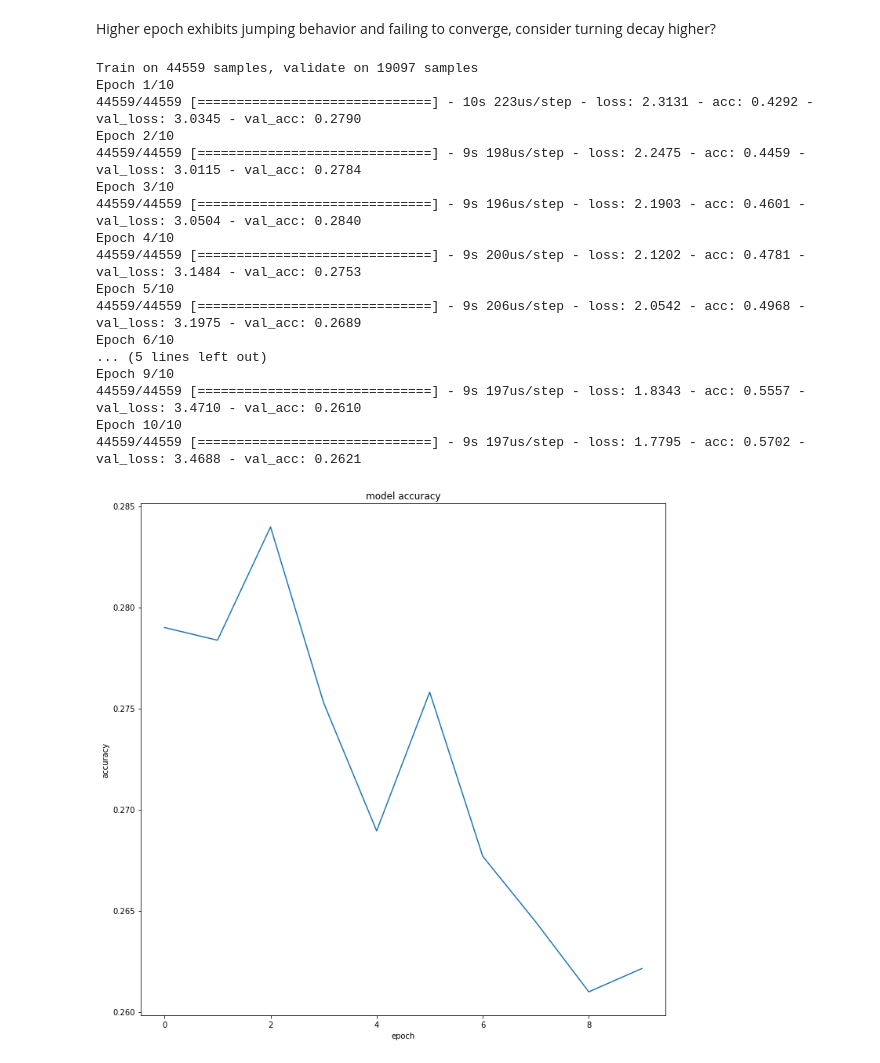
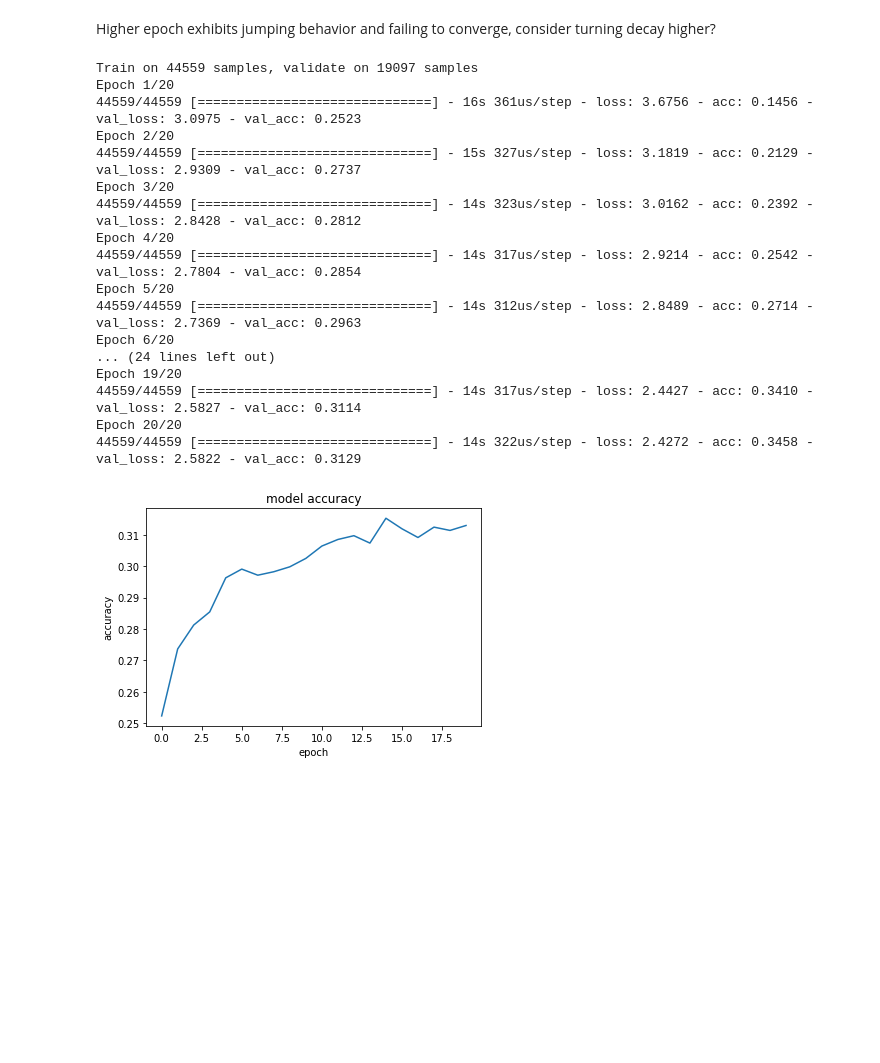
Before and after one commit to rocky1638/music-genre-analysis, a Jupyter notebook: training.ipynb, the cells around one changed output. Saved outputs shown, nothing was run; the diff lists cells and outputs as text; code cells hidden in the pictures; blank space fills up the shorter version.

```diff
--- a/training.ipynb
+++ b/training.ipynb
@@ -23,6 +22,9 @@ y_single_total = pd.read_csv('y_genres_onehot_single.csv').drop('Unnamed: 0', ax
 
 # import non-one-hotted y values
 y_cold_single_total = pd.read_csv('y_genres_single.csv')
+
+#import multiple genres y values
+y_cold_multiple_total = pd.read_csv('y_genres_multiple_cold.csv')
 # %%
 X_train, X_test, y_train, y_test = train_test_split(
     X_total, y_single_total, test_size=0.3, shuffle=False, stratify = None
@@ -32,18 +34,23 @@ X_train, X_test, y_train, y_test = train_test_split(
 y_cold_train = y_cold_single_total.head(44559)
 y_cold_test = y_cold_single_total.tail(y_cold_single_total.shape[0] - 44559)
 
+#also split y cold multiple 70/30
+y_cold_train_multiple = y_cold_multiple_total.head(44559)
+y_cold_test_multiple = y_cold_multiple_total.tail(y_cold_single_total.shape[0] - 44559)
+
 # then do this for
 # *_train together
 # *_test together
-def unison_shuffled_copies(a, b, c):
+def unison_shuffled_copies(a, b, c, d):
     assert len(a) == b.shape[0]
     assert a.shape[0] == c.shape[0]
+    assert a.shape[0] == d.shape[0]
 
     p = np.random.permutation(len(a))
-    return a.iloc[p, :], b.iloc[p, :], c.iloc[p, :]
+    return a.iloc[p, :], b.iloc[p, :], c.iloc[p, :], d.iloc[p, :]
 
 #new variables with shuffled
-X_train_shuf, y_train_shuf, y_cold_train_shuf = unison_shuffled_copies(X_train, y_train, y_cold_train)
+X_train_shuf, y_train_shuf, y_cold_train_shuf, y_cold_train_multiple_shuf = unison_shuffled_copies(X_train, y_train, y_cold_train, y_cold_train_multiple)
 
 #also do this for test set
 # %%
@@ -54,9 +61,9 @@ X_test_scaled = scaler.transform(X_test)
 # %%
 # del X_train, X_test
 # %%
-# def create_model(neuron_1, neuron_2):
+#def create_model(loss):
 model = keras.models.Sequential()
-sgd_optimizer = keras.optimizers.SGD(lr=0.01, decay=1e-7, momentum=0.9)
+sgd_optimizer = keras.optimizers.SGD(lr=0.001, decay=1e-7, momentum=0.9)
 
 # INPUT LAYER
 model.add(
@@ -88,10 +95,11 @@ model.add(
         kernel_initializer='glorot_uniform',
         bias_initializer=keras.initializers.RandomNormal(mean=0.0, stddev=0.05, seed=None),
         activation='relu',
-        kernel_regularizer=regularizers.l2(0.0001),
-        activity_regularizer=regularizers.l1(0.0001),
+        #kernel_regularizer=regularizers.l2(0.0002),
+        #activity_regularizer=regularizers.l1(0.0002),
     )
 )
+model.add(keras.layers.Dropout(0.55))
 
 # HIDDEN LAYER 3
 model.add(
@@ -101,10 +109,11 @@ model.add(
         kernel_initializer='glorot_uniform',
         bias_initializer=keras.initializers.RandomNormal(mean=0.0, stddev=0.05, seed=None),
         activation='relu',
-        kernel_regularizer=regularizers.l2(0.0001),
-        activity_regularizer=regularizers.l1(0.0001),
+        #kernel_regularizer=regularizers.l2(0.0002),
+        #activity_regularizer=regularizers.l1(0.0002),
     )
 )
+model.add(keras.layers.Dropout(0.55))
 
 # OUTPUT LAYER
 model.add(
@@ -119,11 +128,11 @@ model.add(
 
 model.compile(
     optimizer=sgd_optimizer,
-    loss='categorical_crossentropy',
+    loss='kullback_leibler_divergence',
     metrics=['accuracy'],
 )
 
-#     return model
+    #return model
 # %% [markdown]
 ## Best Things So Far
 * Batch Size: **60** _(maybe 64 to optimize because of powers of 2)_
@@ -214,37 +294,37 @@ Higher epoch exhibits jumping behavior and failing to converge, consider turning
 # %%
 history = model.fit(
 X_train_scaled, y_train_shuf,
-batch_size=64, epochs=10,
+batch_size=64, epochs=20,
 verbose=1,
 validation_data=(X_test_scaled, y_test),
 )
 
 plt.plot(history.history['val_acc'])
 
 plt.title('model accuracy')
 plt.ylabel('accuracy')
 plt.xlabel('epoch')
 # plt.legend(['gn', 'gu', 'ln', 'lu', 'hn', 'hu'], loc='upper left')
 plt.show()
 # %% [output]
 Train on 44559 samples, validate on 19097 samples
-Epoch 1/10
-44559/44559 [==============================] - 10s 223us/step - loss: 2.3131 - acc: 0.4292 - val_loss: 3.0345 - val_acc: 0.2790
-Epoch 2/10
-44559/44559 [==============================] - 9s 198us/step - loss: 2.2475 - acc: 0.4459 - val_loss: 3.0115 - val_acc: 0.2784
-Epoch 3/10
-44559/44559 [==============================] - 9s 196us/step - loss: 2.1903 - acc: 0.4601 - val_loss: 3.0504 - val_acc: 0.2840
-Epoch 4/10
-44559/44559 [==============================] - 9s 200us/step - loss: 2.1202 - acc: 0.4781 - val_loss: 3.1484 - val_acc: 0.2753
-Epoch 5/10
-44559/44559 [==============================] - 9s 206us/step - loss: 2.0542 - acc: 0.4968 - val_loss: 3.1975 - val_acc: 0.2689
-Epoch 6/10
-... (5 lines left out)
-Epoch 9/10
-44559/44559 [==============================] - 9s 197us/step - loss: 1.8343 - acc: 0.5557 - val_loss: 3.4710 - val_acc: 0.2610
-Epoch 10/10
-44559/44559 [==============================] - 9s 197us/step - loss: 1.7795 - acc: 0.5702 - val_loss: 3.4688 - val_acc: 0.2621
+Epoch 1/20
+44559/44559 [==============================] - 16s 361us/step - loss: 3.6756 - acc: 0.1456 - val_loss: 3.0975 - val_acc: 0.2523
+Epoch 2/20
+44559/44559 [==============================] - 15s 327us/step - loss: 3.1819 - acc: 0.2129 - val_loss: 2.9309 - val_acc: 0.2737
+Epoch 3/20
+44559/44559 [==============================] - 14s 323us/step - loss: 3.0162 - acc: 0.2392 - val_loss: 2.8428 - val_acc: 0.2812
+Epoch 4/20
+44559/44559 [==============================] - 14s 317us/step - loss: 2.9214 - acc: 0.2542 - val_loss: 2.7804 - val_acc: 0.2854
+Epoch 5/20
+44559/44559 [==============================] - 14s 312us/step - loss: 2.8489 - acc: 0.2714 - val_loss: 2.7369 - val_acc: 0.2963
+Epoch 6/20
+... (24 lines left out)
+Epoch 19/20
+44559/44559 [==============================] - 14s 317us/step - loss: 2.4427 - acc: 0.3410 - val_loss: 2.5827 - val_acc: 0.3114
+Epoch 20/20
+44559/44559 [==============================] - 14s 322us/step - loss: 2.4272 - acc: 0.3458 - val_loss: 2.5822 - val_acc: 0.3129
-[figure, old version]
+[figure, new version]
 # %%
 loss, val_loss = history.history['loss'] , history.history['val_loss']
 
```
Also changed, not shown: parts of 8 cells of this notebook, 4 other files.
